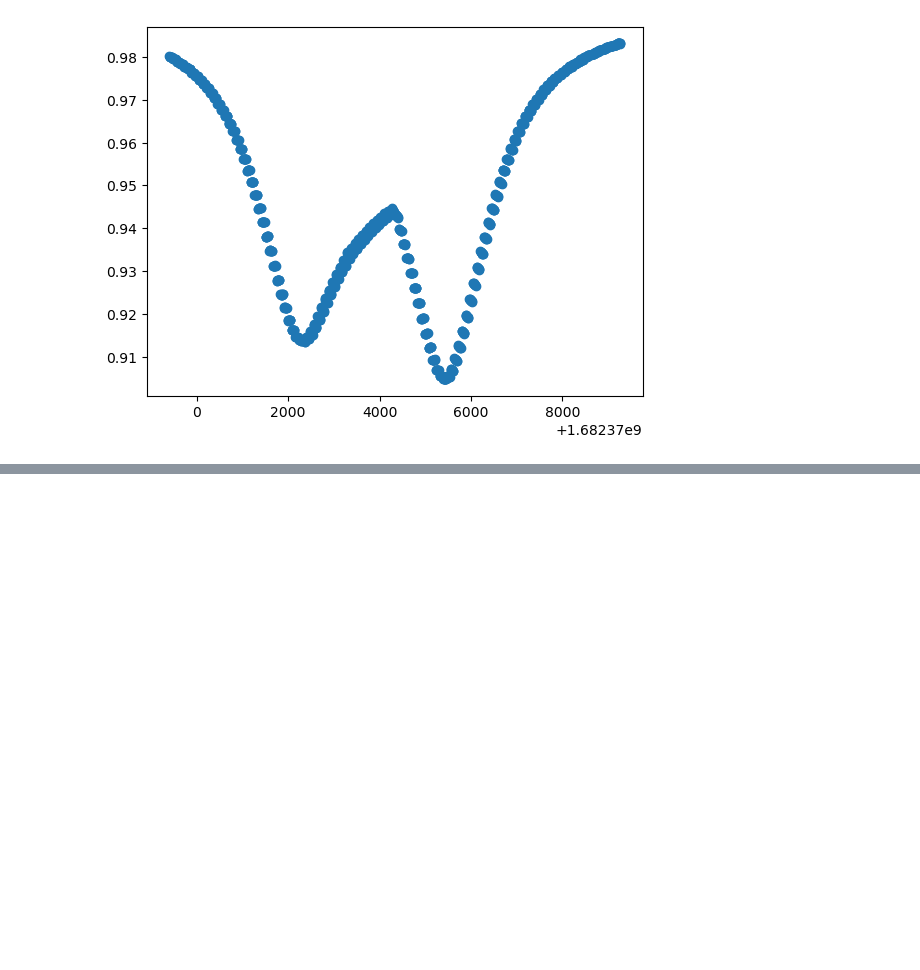
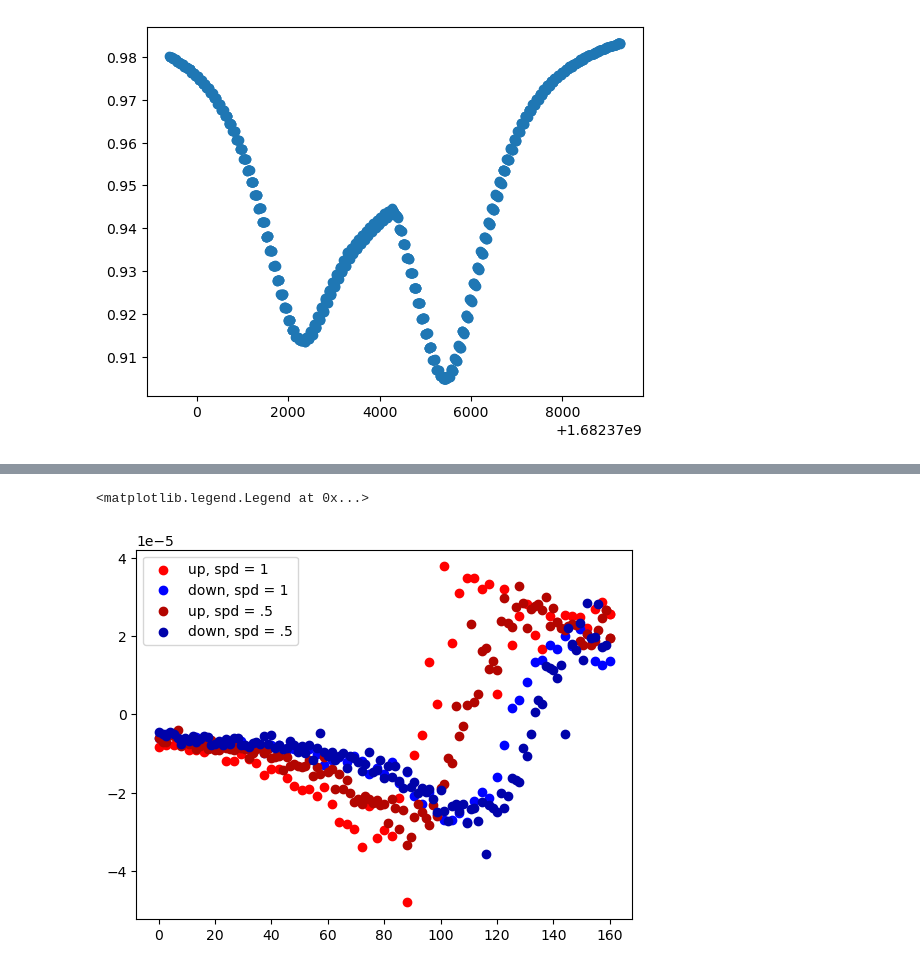
Before and after one commit to MatthewChalkG/ElectricalCharacterization, a Jupyter notebook: sortedelectricaldata/Data_Analysis2.ipynb, the cells around one changed output, grey strips where cells are left out. Saved outputs shown, nothing was run; the diff lists cells and outputs as text; code cells hidden in the pictures; blank space fills up the shorter version.

```diff
--- a/sortedelectricaldata/Data_Analysis2.ipynb
+++ b/sortedelectricaldata/Data_Analysis2.ipynb
@@ -639,0 +663,10 @@ plt.scatter(data['t'], data['x2'])
+# %%
+plt.scatter(fullData[0][0][0], fullData[0][0][1], label = 'up, spd = 1', c = '#ff0000')
+plt.scatter(fullData[0][1][0], fullData[0][1][1], label= 'down, spd = 1', color = '#0002ff')
+plt.scatter(fullData[1][0][0], fullData[1][0][1], label = 'up, spd = .5', color = '#b30500')
+plt.scatter(fullData[1][1][0], fullData[1][1][1], label= 'down, spd = .5', color = '#0002aa')
+plt.legend()
+# https://www.w3schools.com/colors/colors_rgb.asp
+# %% [output]
+<matplotlib.legend.Legend at 0x...>
+[figure, added]
```
Also changed, not shown: parts of 24 cells of this notebook.
